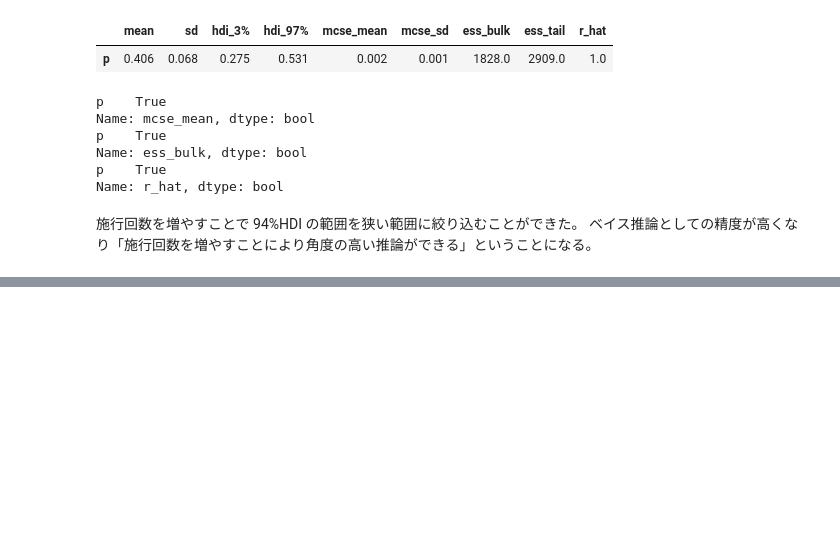
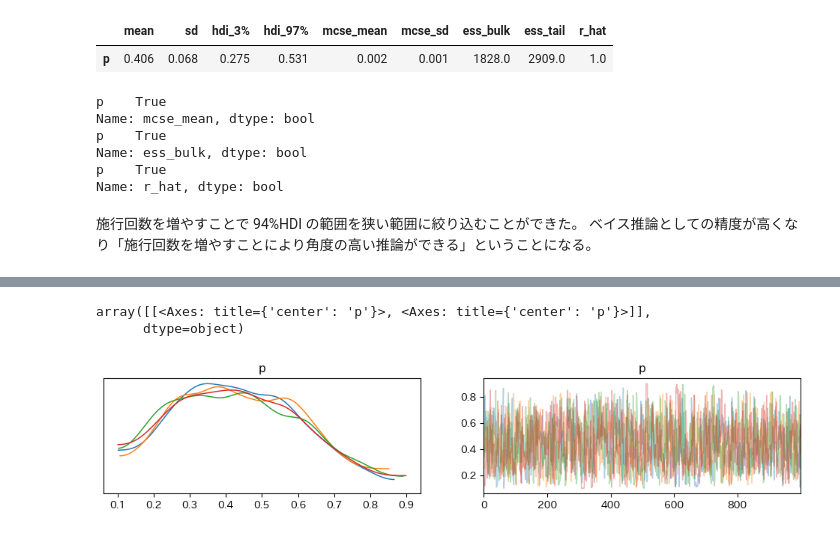
Before and after one commit to 1024xx4/py_bayes_intro, a Jupyter notebook: lottery.ipynb, the cells around one changed output, grey strips where cells are left out. Cells and saved outputs as stored; diff of their text form; code cells hidden in the pictures; blank space fills up the shorter version.

```diff
--- a/lottery.ipynb
+++ b/lottery.ipynb
@@ -284,0 +290,11 @@ Name: r_hat, dtype: bool
+# %%
+# コンテキスト定義
+model_uniform_binomial_3 = pm.Model()  # インスタンス作成
+
+with model_uniform_binomial_3:
+    # 確率モデル定義
+    p = pm.Uniform('p', lower=0.1, upper=0.9)  # 一様分布のパラメータを変更
+    X_obs = pm.Binomial('X_obs', p=p, n=5, observed=2)
+
+    # サンプリング
+    inferences_uniform_binomial_3 = pm.sample(random_seed=42)
@@ -284,0 +308,7 @@ Name: r_hat, dtype: bool
+# %%
+# Sampling正常性
+az.plot_trace(inferences_uniform_binomial_3, compact=False)
+# %% [output]
+array([[<Axes: title={'center': 'p'}>, <Axes: title={'center': 'p'}>]],
+      dtype=object)
+[figure, added]
```
Also changed, not shown: parts of 7 cells of this notebook.
